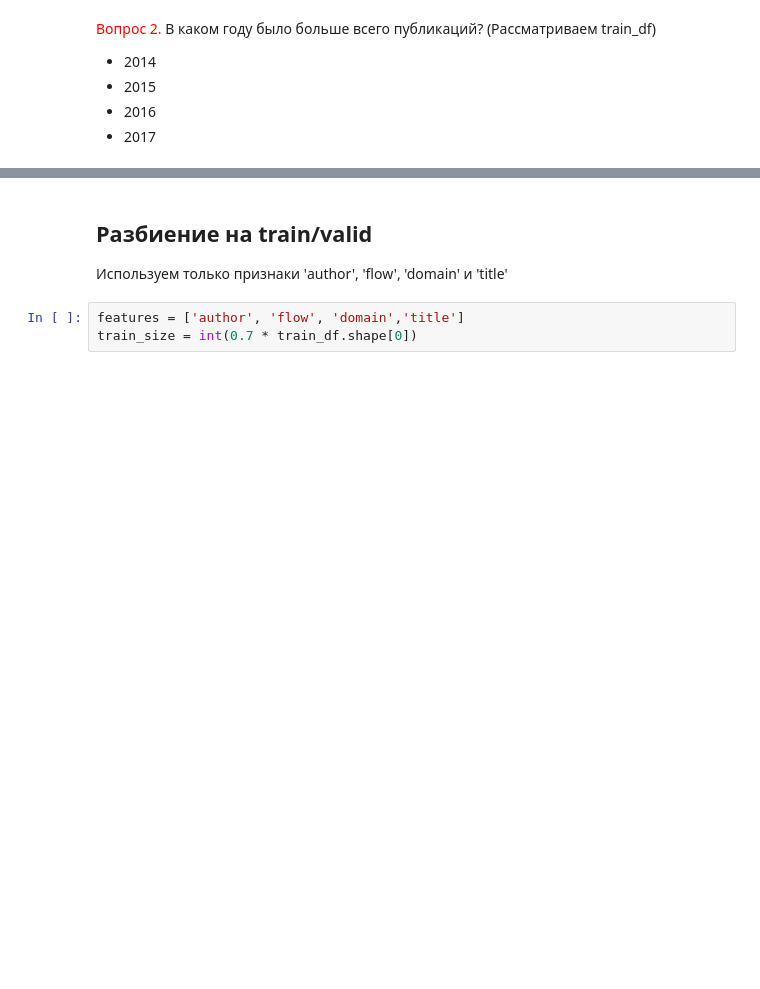
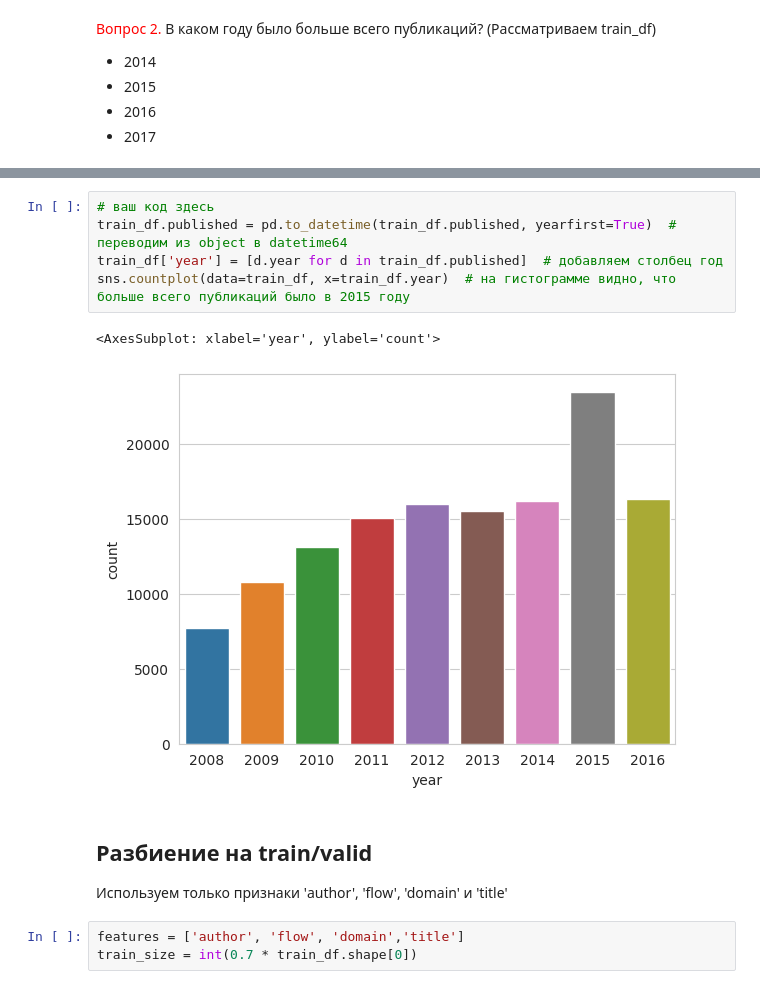
Before and after one commit to Nikc-mk/ODSml, a Jupyter notebook: ДЗ 4.ipynb, the cells around one changed output, grey strips where cells are left out. Drawn from its saved outputs; the diff is of its cells as text; blank space fills up the shorter version.

```diff
--- a/ДЗ 4.ipynb
+++ b/ДЗ 4.ipynb
@@ -73,3 +119,11 @@ KeyboardInterrupt
+# %%
+# ваш код здесь
+train_df.published = pd.to_datetime(train_df.published, yearfirst=True)  # переводим из object в datetime64
+train_df['year'] = [d.year for d in train_df.published]  # добавляем столбец год
+sns.countplot(data=train_df, x=train_df.year)  # на гистограмме видно, что больше всего публикаций было в 2015 году
+# %% [output]
+<AxesSubplot: xlabel='year', ylabel='count'>
+[figure, added]
 # %% [markdown]
 ## Разбиение на train/valid
 Используем только признаки 'author', 'flow', 'domain' и 'title'
```
Also changed, not shown: parts of 41 cells of this notebook, 1 other file.
